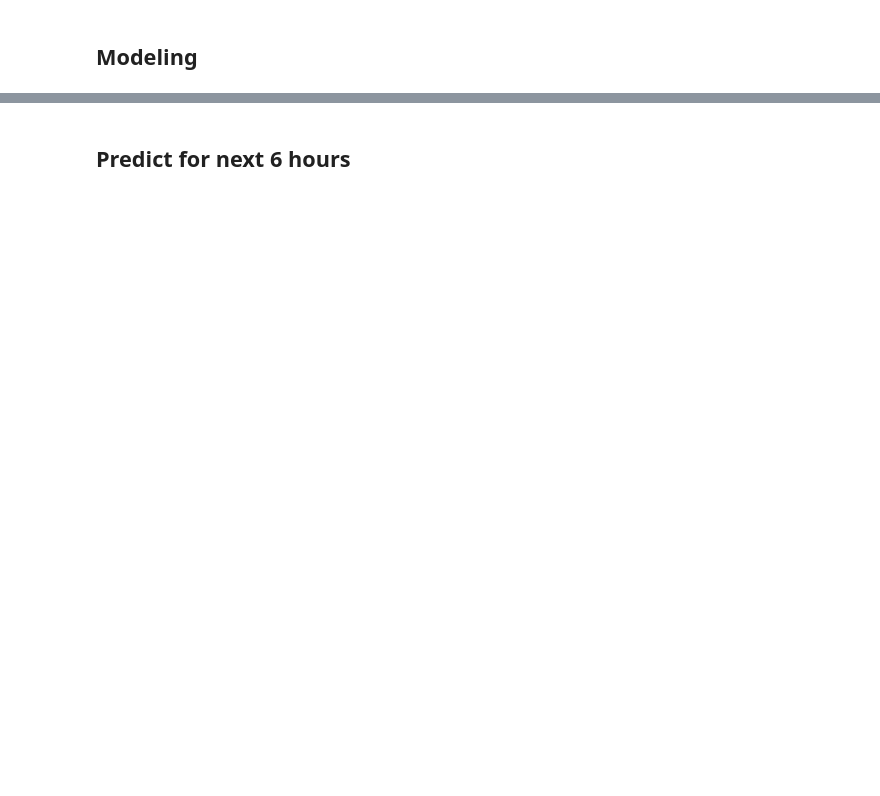
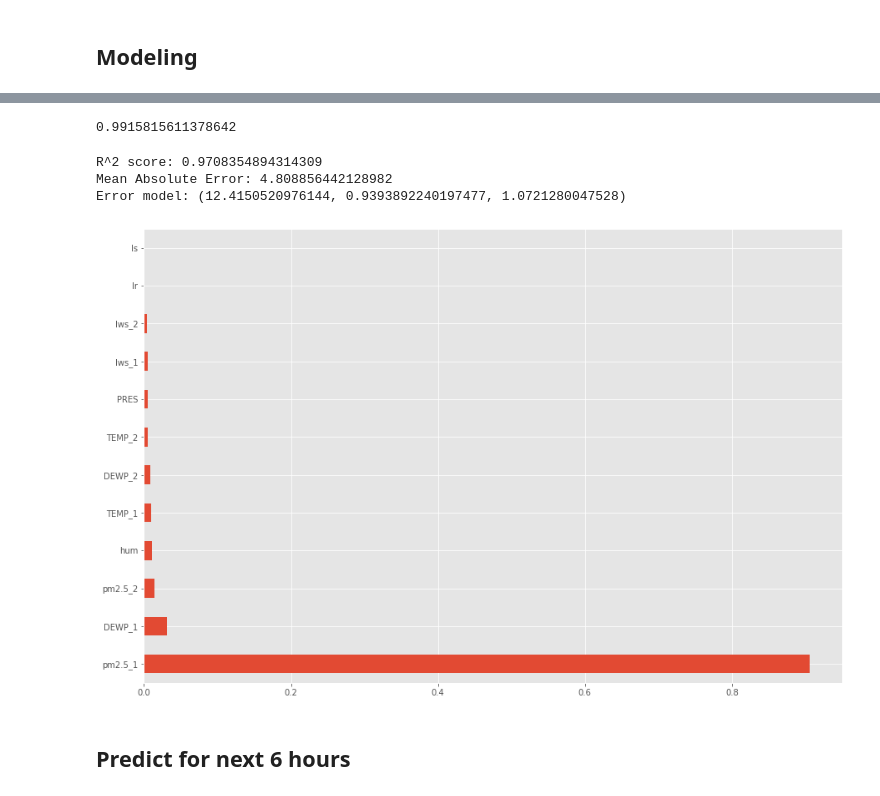
Before and after one commit to tuanio/pollution_prediction, a Jupyter notebook: code.ipynb, the cells around one changed output, grey strips where cells are left out. Saved outputs shown, nothing was run; the diff lists cells and outputs as text; code cells hidden in the pictures; blank space fills up the shorter version.

```diff
--- a/code.ipynb
+++ b/code.ipynb
@@ -320,3 +326,25 @@ for mask in range(1, 2 ** len(features)):
+# %%
+final_features = ['Is', 'Ir', 'hum', 'pm2.5_1', 'pm2.5_2', 'DEWP_1', 'DEWP_2', 'TEMP_1', 'TEMP_2', 'Iws_1', 'Iws_2', 'PRES']
+# %%
+X = df[final_features]
+y = df[predicts].values
+Xtrain, Xtest, ytrain, ytest = train_test_split(X, y, test_size=1/3)
+# %%
+final_model = RandomForestRegressor()
+final_model.fit(Xtrain, ytrain)
+final_model.score(Xtrain, ytrain)
+# %% [output]
+0.9915815611378642
+# %%
+score_model(final_model, Xtest, ytest)
+# %% [output]
+R^2 score: 0.9708354894314309
+Mean Absolute Error: 4.808856442128982
+Error model: (12.4150520976144, 0.9393892240197477, 1.0721280047528)
+# %%
+important_features(final_model, final_features)
+# %% [output]
+[figure, added]
 # %% [markdown]
 ## Predict for next 6 hours
 # %%
```
Also changed, not shown: parts of 24 cells of this notebook.
